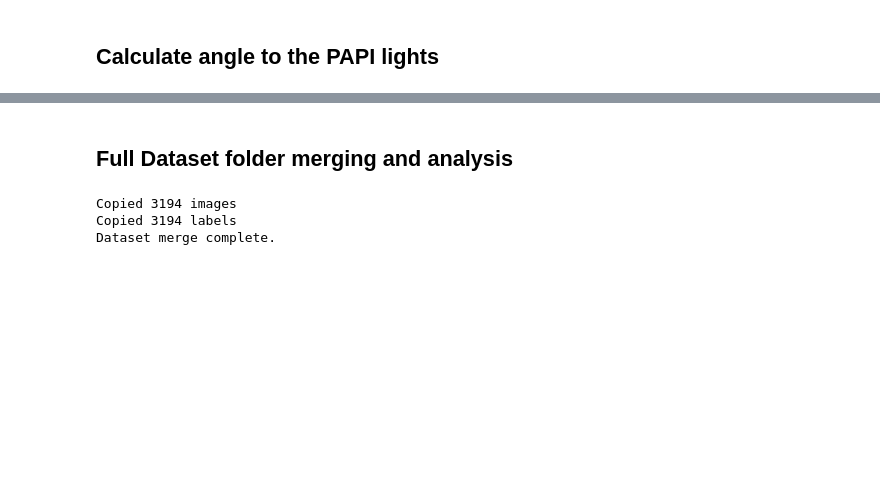
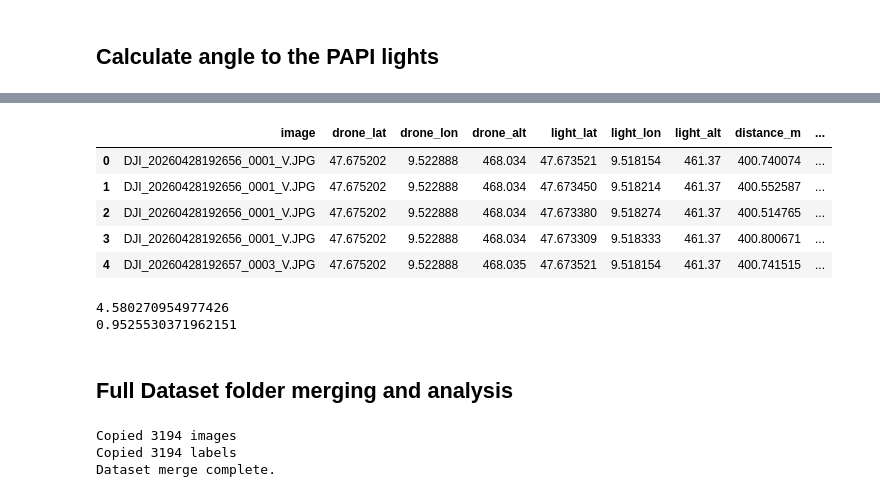
Before and after one commit to MaximRoomsHowest/PAPI-Detection-and-Classification, a Jupyter notebook: data/data_analysis.ipynb, the cells around one changed output, grey strips where cells are left out. Saved outputs shown, nothing was run; the diff lists cells and outputs as text; code cells hidden in the pictures; blank space fills up the shorter version.

```diff
--- a/data/data_analysis.ipynb
+++ b/data/data_analysis.ipynb
@@ -342,3 +365,38 @@ print(min(df_angles["elevation_angle_deg"].values))
+# %%
+rows = []
+
+for _, drone in df_PAPI_24_metadata.iterrows():
+    for _, light in PAPI_24_df.iterrows():
+
+        dist, elev = compute_angles(drone, light)
+
+        rows.append({
+            "image": drone["file"],
+            "drone_lat": drone["latitude"],
+            "drone_lon": drone["longitude"],
+            "drone_alt": drone["altitude"],
+            "light_lat": light["latitude"],
+            "light_lon": light["longitude"],
+            "light_alt": light["altitude"],
+            "distance_m": dist,
+            "elevation_angle_deg": elev
+        })
+
+df_angles = pd.DataFrame(rows)
+df_angles.head()
+# %% [output]
+|  | image | drone_lat | drone_lon | drone_alt | light_lat | light_lon | light_alt | distance_m | ... |
+| 0 | DJI_20260428192656_0001_V.JPG | 47.675202 | 9.522888 | 468.034 | 47.673521 | 9.518154 | 461.37 | 400.740074 | ... |
+| 1 | DJI_20260428192656_0001_V.JPG | 47.675202 | 9.522888 | 468.034 | 47.673450 | 9.518214 | 461.37 | 400.552587 | ... |
+| 2 | DJI_20260428192656_0001_V.JPG | 47.675202 | 9.522888 | 468.034 | 47.673380 | 9.518274 | 461.37 | 400.514765 | ... |
+| 3 | DJI_20260428192656_0001_V.JPG | 47.675202 | 9.522888 | 468.034 | 47.673309 | 9.518333 | 461.37 | 400.800671 | ... |
+| 4 | DJI_20260428192657_0003_V.JPG | 47.675202 | 9.522888 | 468.035 | 47.673521 | 9.518154 | 461.37 | 400.741515 | ... |
+# %%
+print(max(df_angles["elevation_angle_deg"].values))
+print(min(df_angles["elevation_angle_deg"].values))
+# %% [output]
+4.580270954977426
+0.9525530371962151
 # %% [markdown]
 ## Full Dataset folder merging and analysis
 # %%
```
Also changed, not shown: parts of 6 cells of this notebook.
